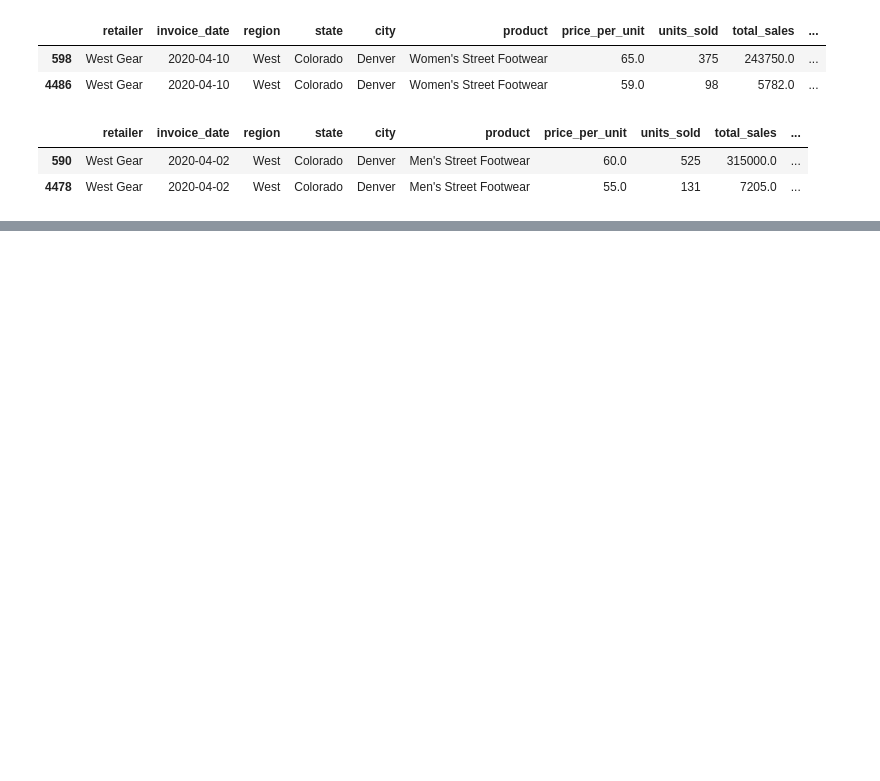
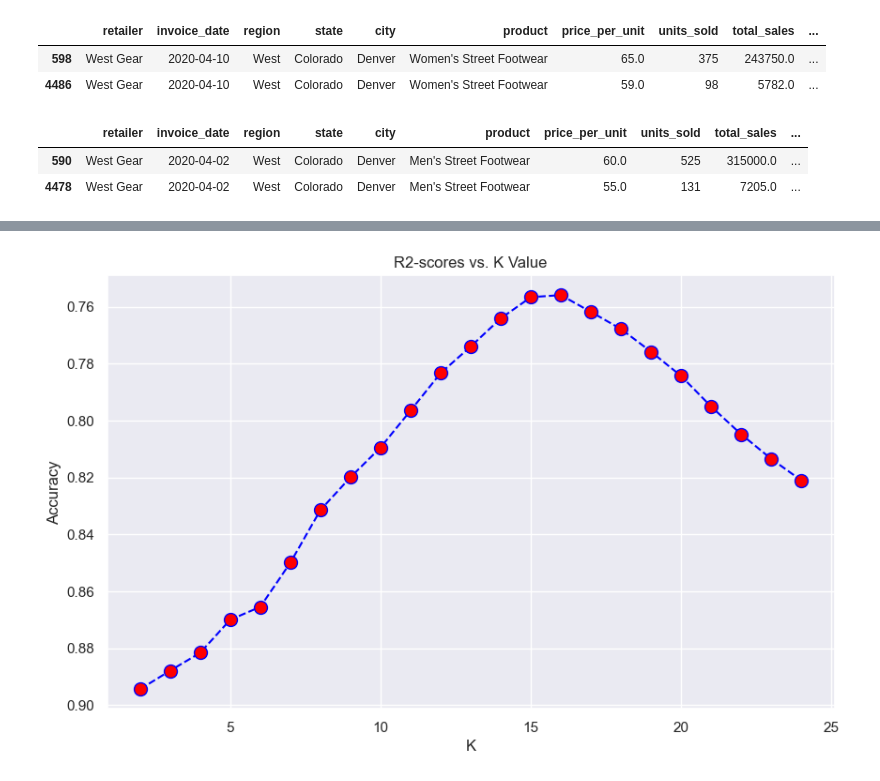
Before and after one commit to fer-nandes13/Bootcamp-Final-Project-2023, a Jupyter notebook: Final_Bootcamp_project-checkpoint.ipynb, the cells around one changed output, grey strips where cells are left out. Cells and saved outputs as stored; diff of their text form; code cells hidden in the pictures; blank space fills up the shorter version.

```diff
--- a/Final_Bootcamp_project-checkpoint.ipynb
+++ b/Final_Bootcamp_project-checkpoint.ipynb
@@ -1527,0 +2644,4 @@ filtered_good_friday_2021
+# %%
+y_train = y_train.reset_index()
+y_train = y_train.drop('index',axis=1)
+y_train
@@ -1527,0 +2702,12 @@ filtered_good_friday_2021
+# %%
+random_forest_model = RandomForestRegressor (n_estimators = 3)
+random_forest_model.fit(X_train_treated, y_train)
+y_predicted = random_forest_model.predict(X_test_treated)
+
+r2 = r2_score(y_test, y_predicted)
+mae = mean_absolute_error(y_test, y_predicted)
+rmse = mean_squared_error(y_test, y_predicted, squared=False)
+
+print(f'R-squared: {r2:.4f}')
+print(f'Mean Absolute Error: {mae:.2f}')
+print(f'Root Mean Squared Error: {rmse:.2f}')
@@ -1527,0 +2734,5 @@ filtered_good_friday_2021
+# %%
+from sklearn.neighbors import KNeighborsRegressor
+
+KNN = KNeighborsRegressor(n_neighbors=5)
+KNN.fit(X_train_treated, y_train)
@@ -1527,0 +2777,7 @@ filtered_good_friday_2021
+# %%
+%%time
+scores = []
+for k in range(2,25):
+    model = KNeighborsRegressor(n_neighbors=k)
+    model.fit(X_train_treated, y_train)
+    scores.append(model.score(X_test_treated, y_test))
@@ -1527,0 +2807,11 @@ filtered_good_friday_2021
+# %%
+plt.figure(figsize=(10,6))
+plt.plot(range(2,25),scores,color = 'blue', linestyle='dashed',
+         marker='o', markerfacecolor='red', markersize=10)
+plt.title('R2-scores vs. K Value')
+plt.gca().invert_yaxis()
+plt.xlabel('K')
+plt.ylabel('Accuracy')
+plt.show()
+# %% [output]
+[figure, added]
```
Also changed, not shown: parts of 122 cells of this notebook.
